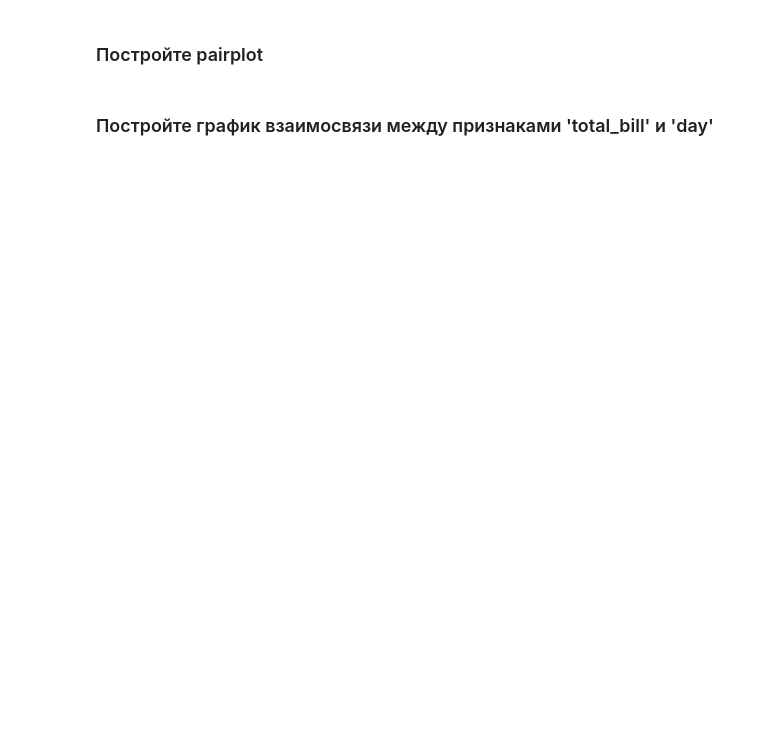
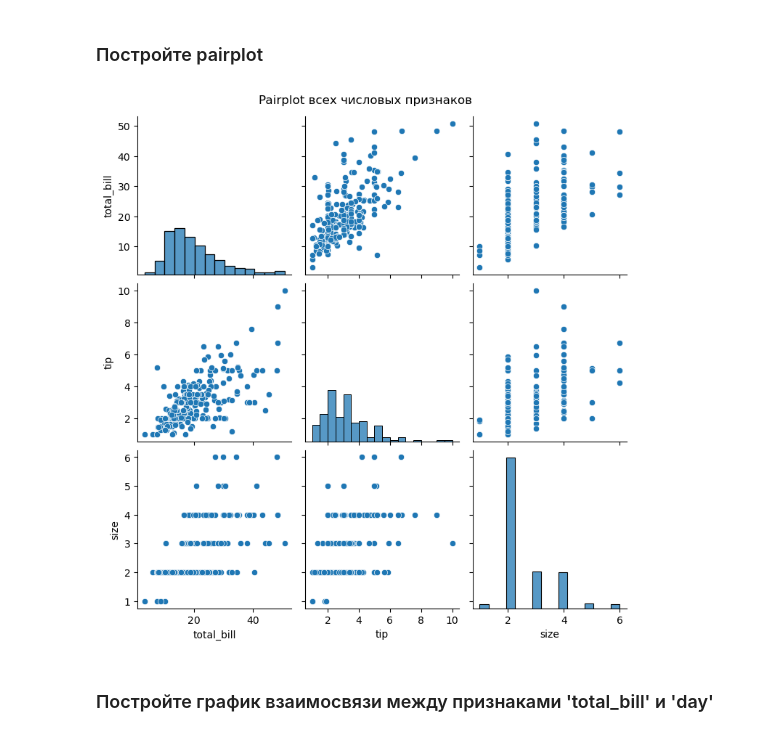
Before and after one commit to sashamelentyev/ml-basic-hw, a Jupyter notebook: hw-3/Analyze and Visualize.ipynb, the cells around one changed output. Cells and saved outputs as stored; diff of their text form; code cells hidden in the pictures; blank space fills up the shorter version.

```diff
--- a/hw-3/Analyze and Visualize.ipynb
+++ b/hw-3/Analyze and Visualize.ipynb
@@ -126,4 +174,11 @@ num_smokers = tips['smoker'].value_counts().get('Yes', 0)
 # %% [markdown]
 ### Постройте pairplot
+# %%
+# Построение pairplot для всех числовых признаков.
+sns.pairplot(tips)
+plt.suptitle('Pairplot всех числовых признаков', y=1.02)
+plt.show()
+# %% [output]
+[figure, added]
 # %% [markdown]
 ### Постройте график взаимосвязи между признаками 'total_bill' и 'day'
```
Also changed, not shown: parts of 10 cells of this notebook.
